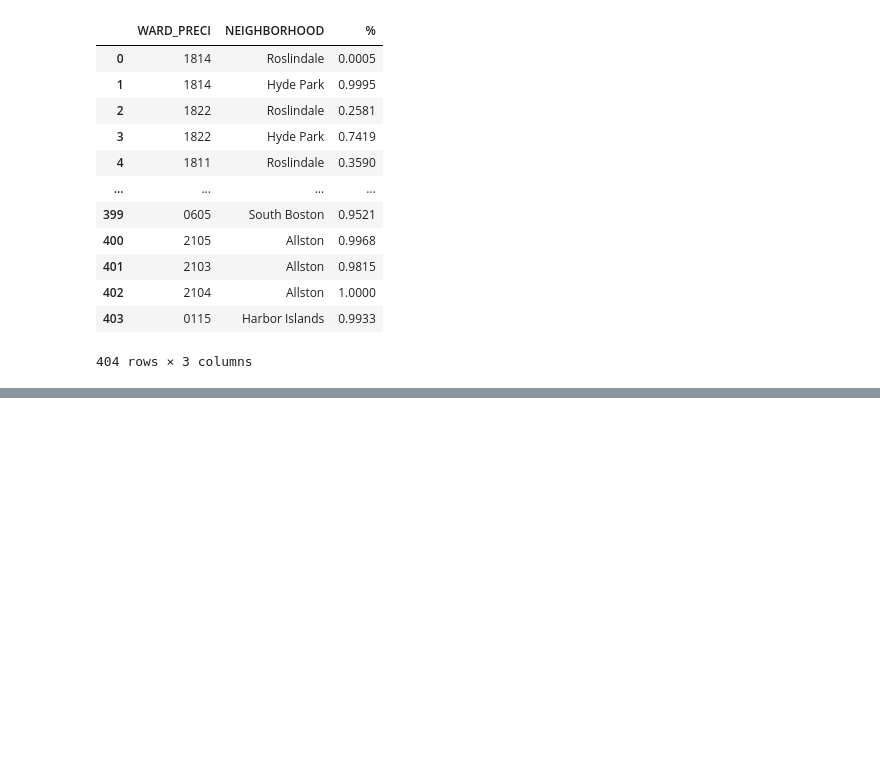
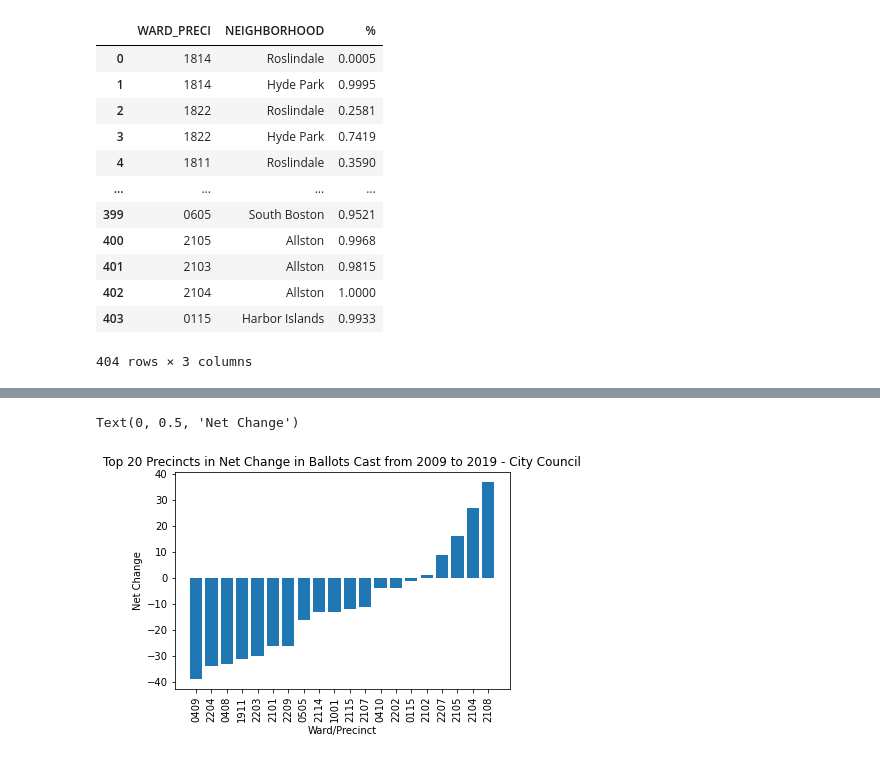
Before and after one commit to yagevlevi/BaystateBanner_Spark, a Jupyter notebook: Voting Patterns/Net_Change_Analysis.ipynb, the cells around one changed output, grey strips where cells are left out. Saved outputs shown, nothing was run; the diff lists cells and outputs as text; code cells hidden in the pictures; blank space fills up the shorter version.

```diff
--- a/Voting Patterns/Net_Change_Analysis.ipynb
+++ b/Voting Patterns/Net_Change_Analysis.ipynb
@@ -100 +98,11 @@ Text(0, 0.5, '% Net Change')
+# %%
+temp2 = df.sort_values(by=['CC Net Change']).tail(20).reset_index(drop=False)
+plt.bar(temp2['Ward/Precinct'],temp2['CC Net Change'])
+plt.xticks(rotation=90)
+plt.title('Top 20 Precincts in Net Change in Ballots Cast from 2009 to 2019 - City Council')
+plt.xlabel('Ward/Precinct')
+plt.ylabel('Net Change')
+# %% [output]
+Text(0, 0.5, 'Net Change')
+[figure, added]
 # %%
```
Also changed, not shown: parts of 14 cells of this notebook, 30 other files.
